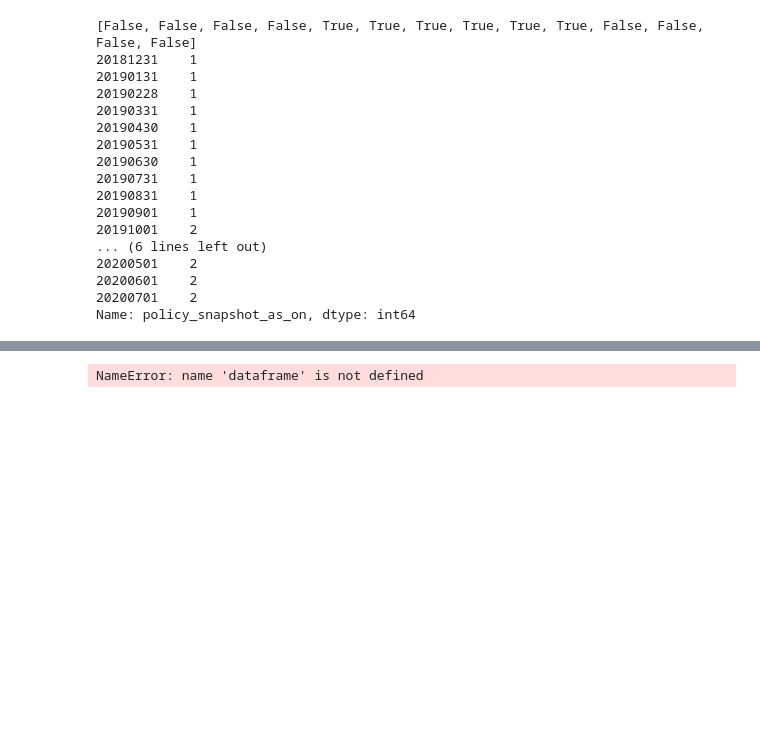
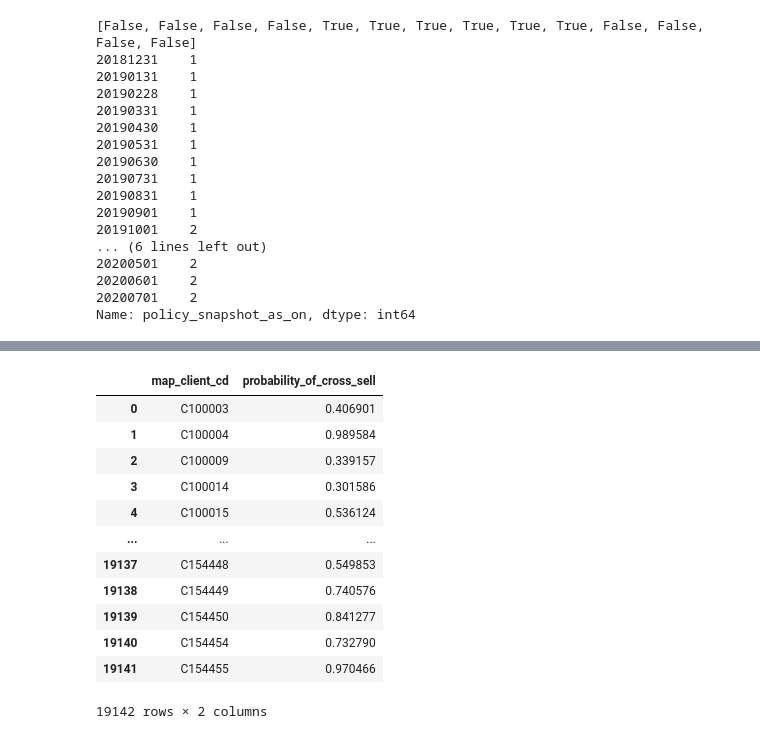
Before and after one commit to harinduravin/Data-Storm-V2-Final, a Jupyter notebook: data-processing.ipynb, the cells around one changed output, grey strips where cells are left out. Drawn from its saved outputs; the diff is of its cells as text; code cells hidden in the pictures; blank space fills up the shorter version.

```diff
--- a/data-processing.ipynb
+++ b/data-processing.ipynb
@@ -114,10 +112,22 @@ array(['C100005', 'C100076', 'C100087', 'C100107', 'C100218', 'C100353',
-# %%
-test_data = pd.read_csv("Data/testset.csv")
-
-#  ['yes' if x >= 50 else 'no' for x in df['salary']]
-
-# dataframe[dataframe["map_client_cd"] in terminated_users]
-
-test_data
-# %% [output]
-NameError: name 'dataframe' is not defined
+# %%
+test_data = pd.read_csv("Data/testset.csv")
+
+test_data["probability_of_cross_sell"] = np.random.rand(test_data.shape[0])
+
+test_data.loc[test_data["map_client_cd"].isin(terminated_users) , "probability_of_cross_sell"] = 0
+
+test_data
+# %% [output]
+|  | map_client_cd | probability_of_cross_sell |
+| 0 | C100003 | 0.406901 |
+| 1 | C100004 | 0.989584 |
+| 2 | C100009 | 0.339157 |
+| 3 | C100014 | 0.301586 |
+| 4 | C100015 | 0.536124 |
+| ... | ... | ... |
+| 19137 | C154448 | 0.549853 |
+| 19138 | C154449 | 0.740576 |
+| 19139 | C154450 | 0.841277 |
+| 19140 | C154454 | 0.732790 |
+| 19141 | C154455 | 0.970466 |
+19142 rows × 2 columns
```
Also changed, not shown: parts of 2 cells of this notebook, 1 other file.
